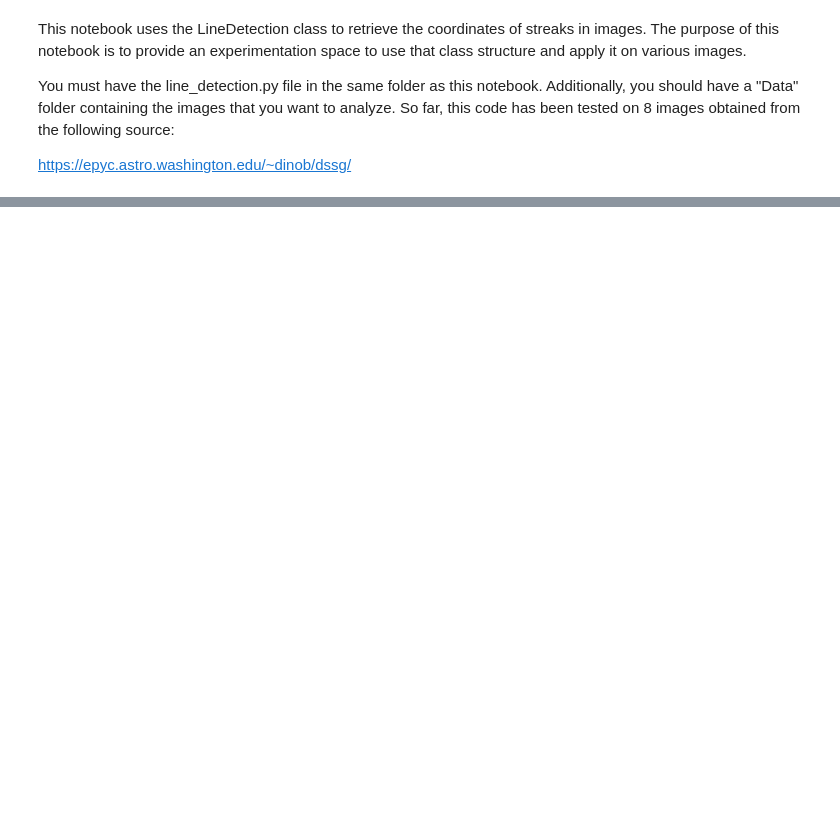
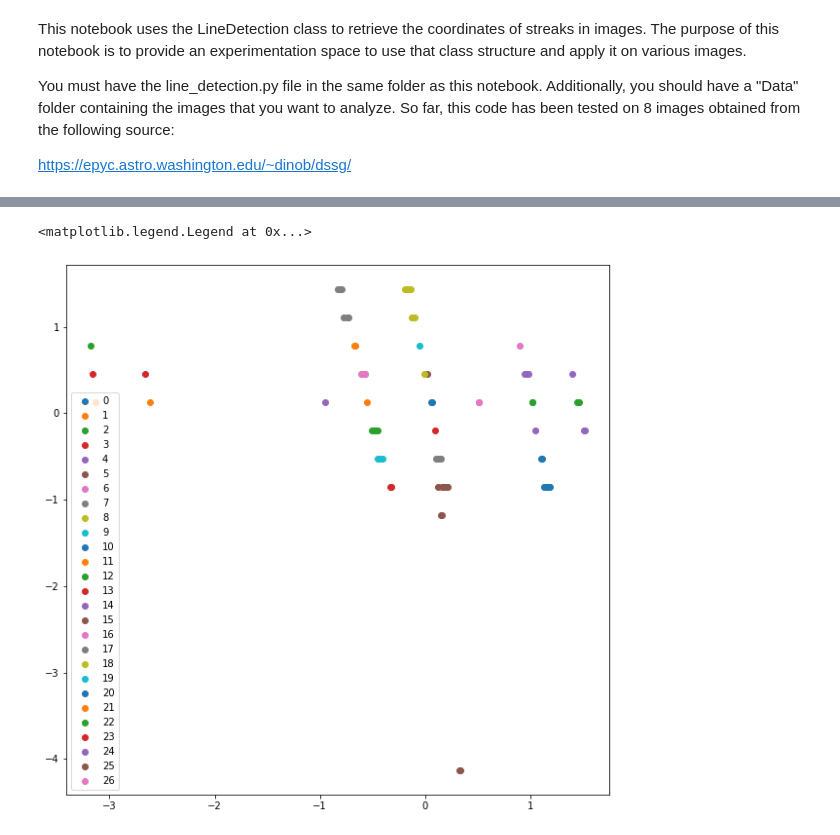
Before and after one commit to uwescience/satmetrics, a Jupyter notebook: line_detection_testing.ipynb, the cells around one changed output, grey strips where cells are left out. Cells and saved outputs as stored; diff of their text form; code cells hidden in the pictures; blank space fills up the shorter version.

```diff
--- a/line_detection_testing.ipynb
+++ b/line_detection_testing.ipynb
@@ -122,0 +192,16 @@ array([[[1.6540000e+03, 7.5049156e-01]],
+# %%
+clustering = DBSCAN(eps=0.2, min_samples=1, metric='canberra').fit(std_lines)
+
+
+for l in set(clustering.labels_):
+    mask = clustering.labels_ == l
+    tmp_r = std_lines[:,0]
+    tmp_theta = std_lines[:,1]
+
+    plt.scatter(tmp_r[mask], tmp_theta[mask], label = l)
+
+
+plt.legend()
+# %% [output]
+<matplotlib.legend.Legend at 0x...>
+[figure, added]
```
Also changed, not shown: parts of 21 cells of this notebook.
